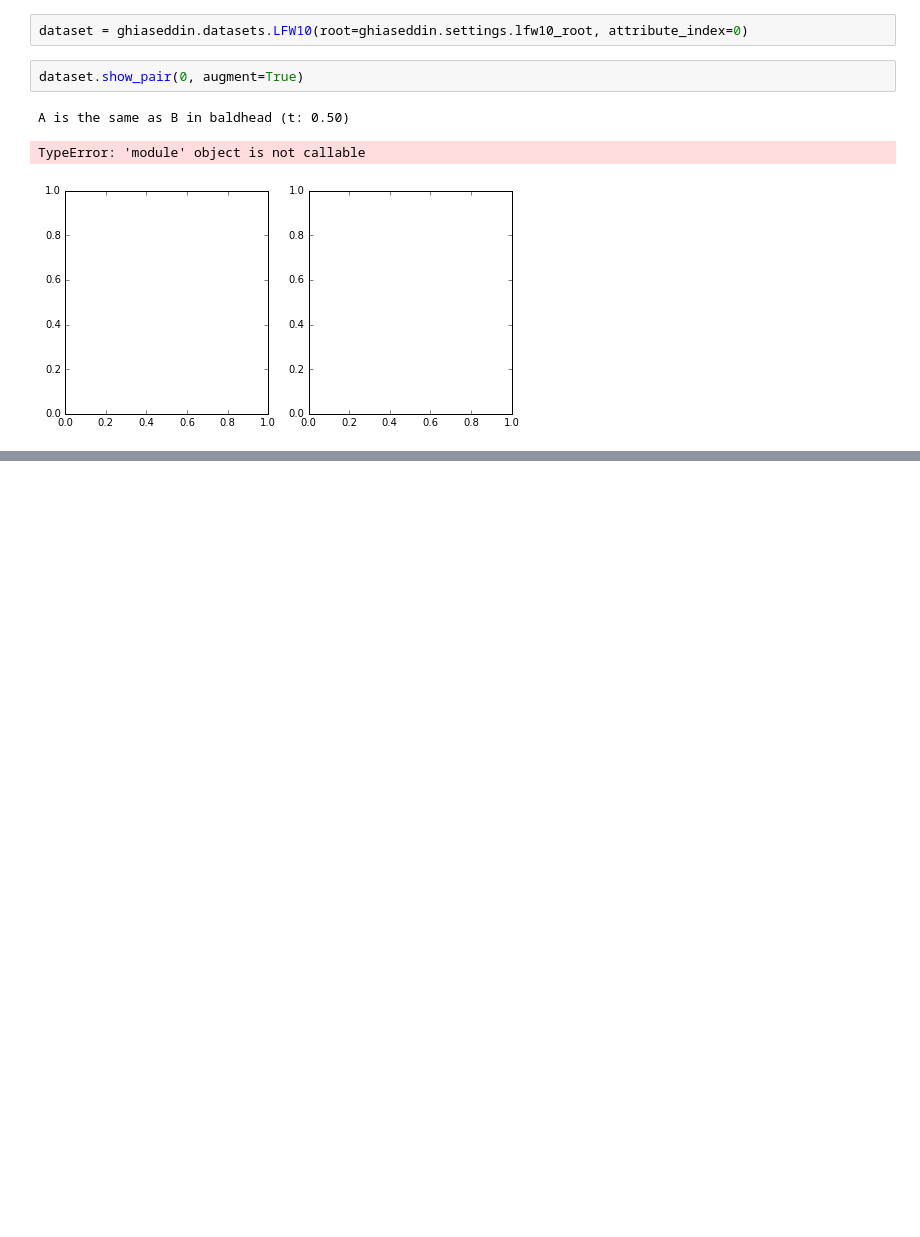
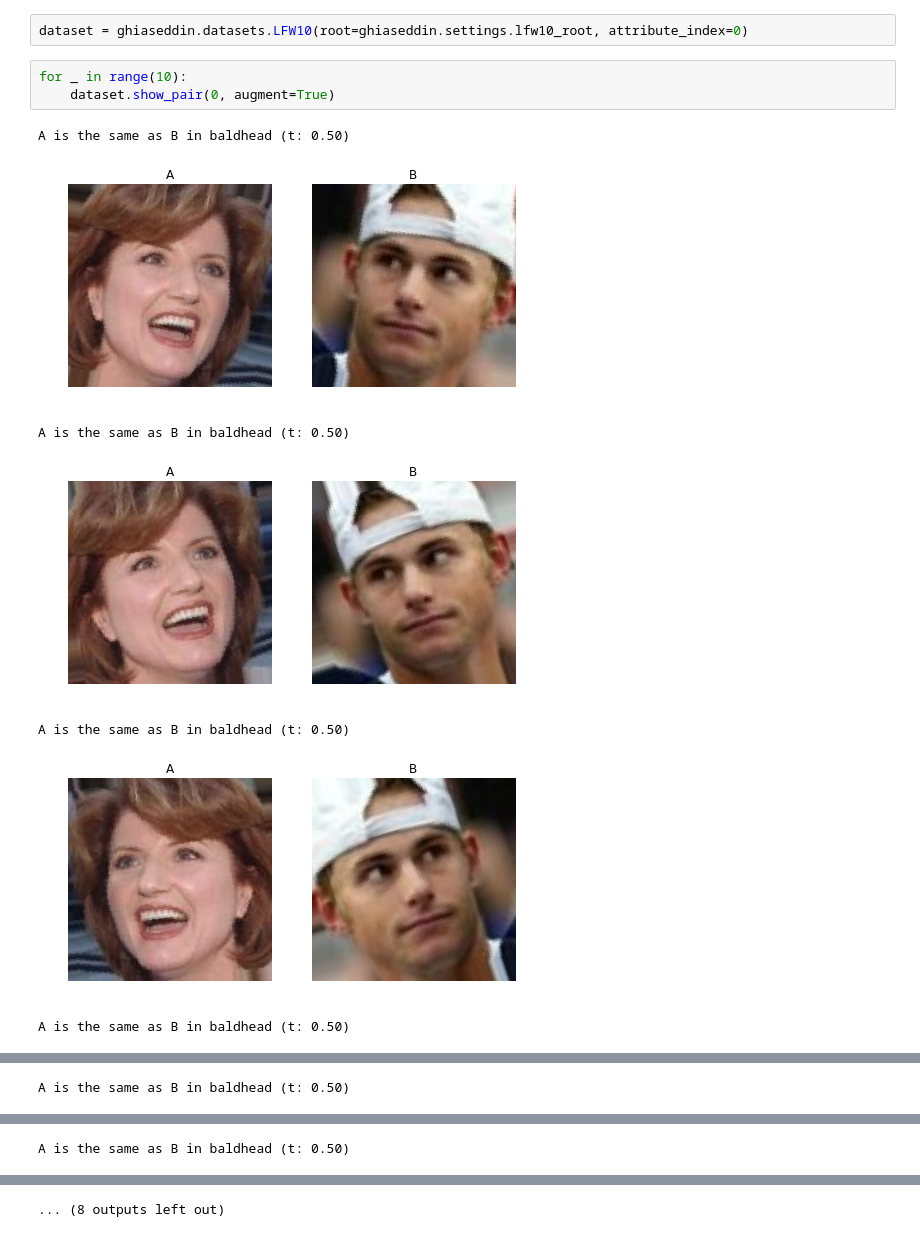
Before and after one commit to yassersouri/ghiaseddin, a Jupyter notebook: notebooks/saliency_playground.ipynb, the cells around one changed output, grey strips where cells are left out. Drawn from its saved outputs; the diff is of its cells as text; blank space fills up the shorter version.

Commit message:
refactor random augmentation methods to a better place
It is more natural to have the extractor know and handel augmentaion.

```diff
--- a/notebooks/saliency_playground.ipynb
+++ b/notebooks/saliency_playground.ipynb
@@ -9,8 +9,13 @@ Using gpu device 0: GeForce GTX TITAN Black (CNMeM is disabled, CuDNN 4007)
 # %%
 dataset = ghiaseddin.datasets.LFW10(root=ghiaseddin.settings.lfw10_root, attribute_index=0)
 # %%
-dataset.show_pair(0, augment=True)
+for _ in range(10):
+    dataset.show_pair(0, augment=True)
 # %% [output]
 A is the same as B in baldhead (t: 0.50)
+[figure, new version]
-TypeError: 'module' object is not callable
+A is the same as B in baldhead (t: 0.50)
-[figure, old version]
+[figure, added]
+A is the same as B in baldhead (t: 0.50)
+[figure, added]
+A is the same as B in baldhead (t: 0.50)
@@ -16,0 +23 @@ TypeError: 'module' object is not callable
+A is the same as B in baldhead (t: 0.50)
@@ -16,0 +25 @@ TypeError: 'module' object is not callable
+A is the same as B in baldhead (t: 0.50)
@@ -16,0 +27 @@ TypeError: 'module' object is not callable
+... (8 outputs left out)
```
Also changed, not shown: parts of 1 cell of this notebook, 2 other files.
